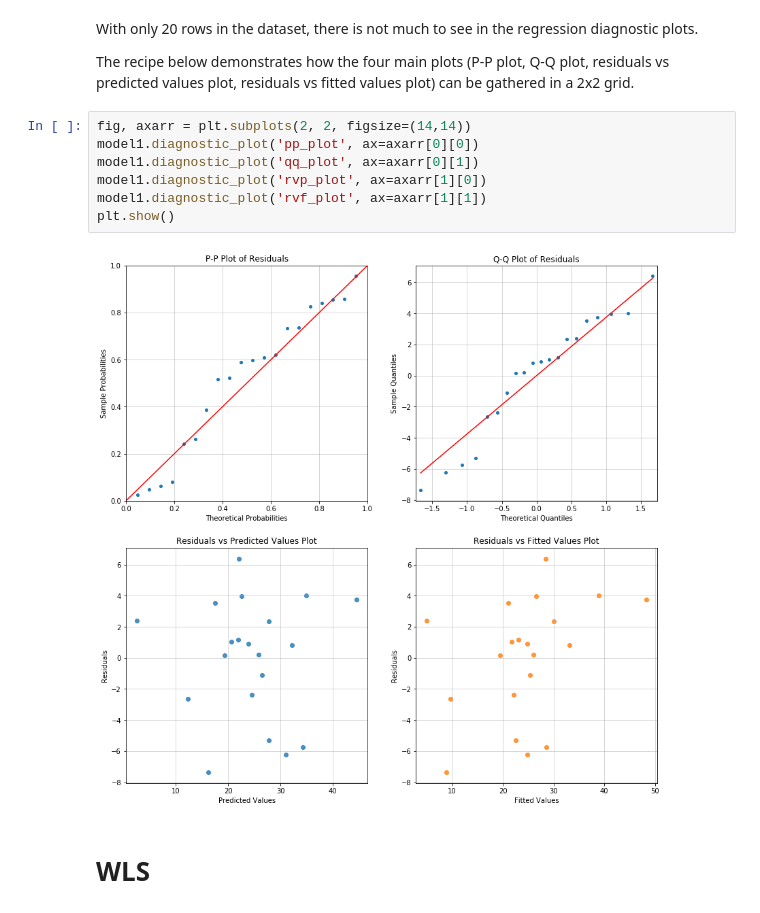
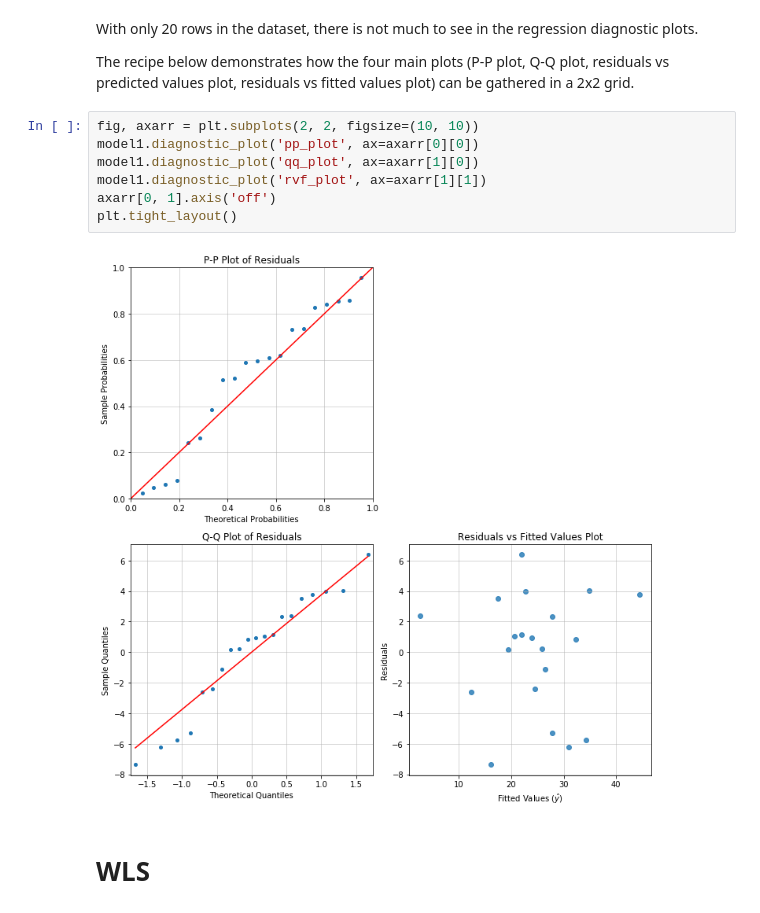
Before and after one commit to mfarragher/appelpy-examples, a Jupyter notebook: 00_intro_reg01.ipynb, the cells around one changed output. Drawn from its saved outputs; the diff is of its cells as text.

```diff
--- a/00_intro_reg01.ipynb
+++ b/00_intro_reg01.ipynb
@@ -239,14 +239,14 @@ With only 20 rows in the dataset, there is not much to see in the regression dia
 
 The recipe below demonstrates how the four main plots (P-P plot, Q-Q plot, residuals vs predicted values plot, residuals vs fitted values plot) can be gathered in a 2x2 grid.
 # %%
-fig, axarr = plt.subplots(2, 2, figsize=(14,14))
+fig, axarr = plt.subplots(2, 2, figsize=(10, 10))
 model1.diagnostic_plot('pp_plot', ax=axarr[0][0])
-model1.diagnostic_plot('qq_plot', ax=axarr[0][1])
-model1.diagnostic_plot('rvp_plot', ax=axarr[1][0])
+model1.diagnostic_plot('qq_plot', ax=axarr[1][0])
 model1.diagnostic_plot('rvf_plot', ax=axarr[1][1])
-plt.show()
+axarr[0, 1].axis('off')
+plt.tight_layout()
 # %% [output]
-[figure, old version]
+[figure, new version]
 # %% [markdown]
 # WLS
 # %% [markdown]
```
Also changed, not shown: parts of 5 cells of this notebook, 5 other files.
